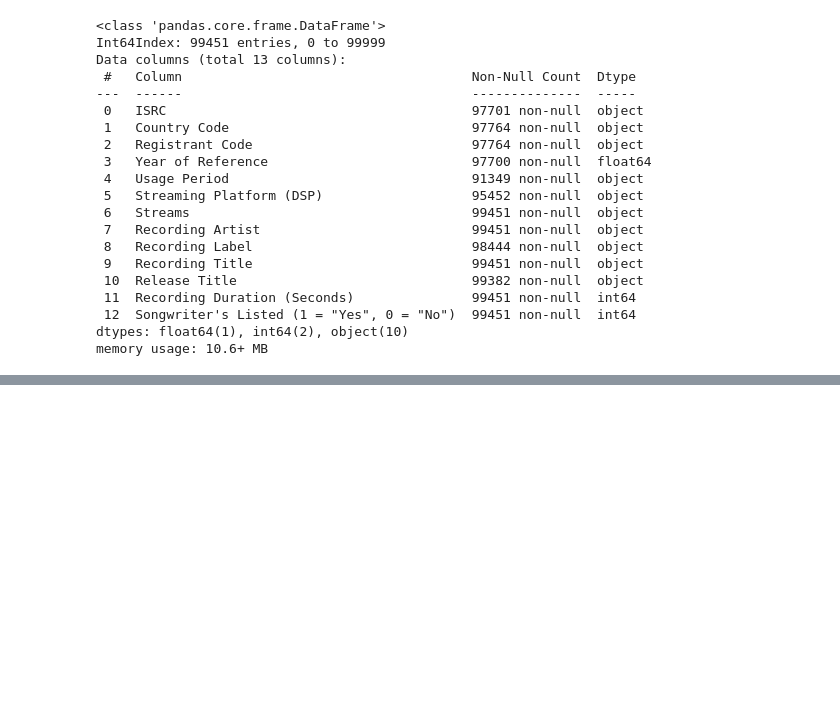
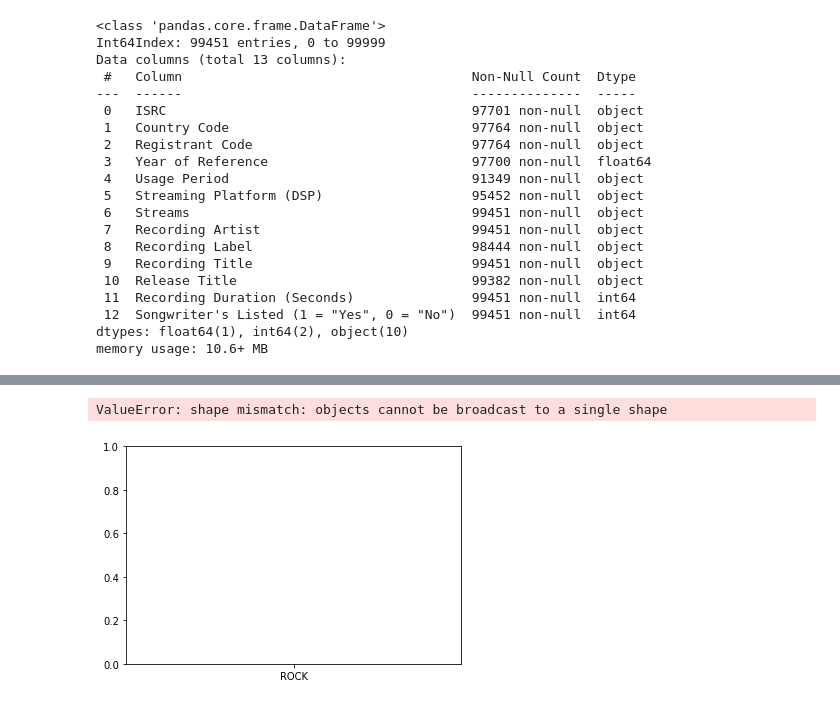
Before and after one commit to NSS-Data-Analytics-Cohort-6/mlc-project-pythons-on-a-plane, a Jupyter notebook: Notebooks/Genres_Notebook.ipynb, the cells around one changed output, grey strips where cells are left out. Drawn from its saved outputs; the diff is of its cells as text; code cells hidden in the pictures; blank space fills up the shorter version.

Commit message:
Working on Visualizations, finishing up presentation

```diff
--- a/Notebooks/Genres_Notebook.ipynb
+++ b/Notebooks/Genres_Notebook.ipynb
@@ -345,0 +441,6 @@ IntCastingNaNError: Cannot convert non-finite values (NA or inf) to integer
+# %%
+mlcGenresRoyalties_df = mlcGenresRoyalties_df.drop_duplicates()
+# %%
+mlcGenresRoyalties_df = mlcGenresRoyalties_df.dropna()
+# %%
+mlcGenresRoyalties_df['Streams'] = pd.to_numeric(mlcGenresRoyalties_df['Streams'])
@@ -345,0 +476,3 @@ IntCastingNaNError: Cannot convert non-finite values (NA or inf) to integer
+# %%
+mlcGenresRoyalties_df['Royalties per Stream'] = mlcGenresRoyalties_df['Royalties per Stream'].str.replace("$","")
+mlcGenresRoyalties_df['Royalties per Stream'] = pd.to_numeric(mlcGenresRoyalties_df['Royalties per Stream'])
@@ -345,0 +520,7 @@ IntCastingNaNError: Cannot convert non-finite values (NA or inf) to integer
+# %%
+plt.bar(mlcGenresRoyalties_df.Genre, mlcGenresRoyalties_df.Genre.value_counts())
+plt.xlabel('Genre')
+plt.ylabel('Genre Count');
+# %% [output]
+ValueError: shape mismatch: objects cannot be broadcast to a single shape
+[figure, added]
```
Also changed, not shown: parts of 28 cells of this notebook.
